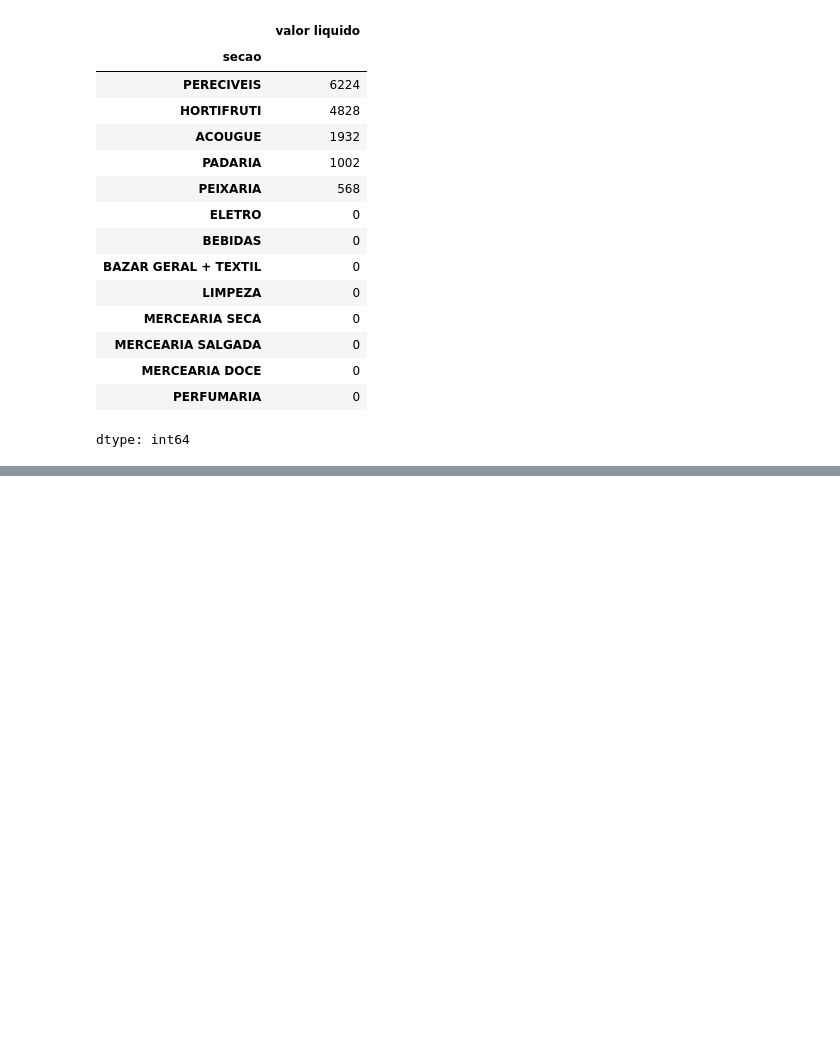
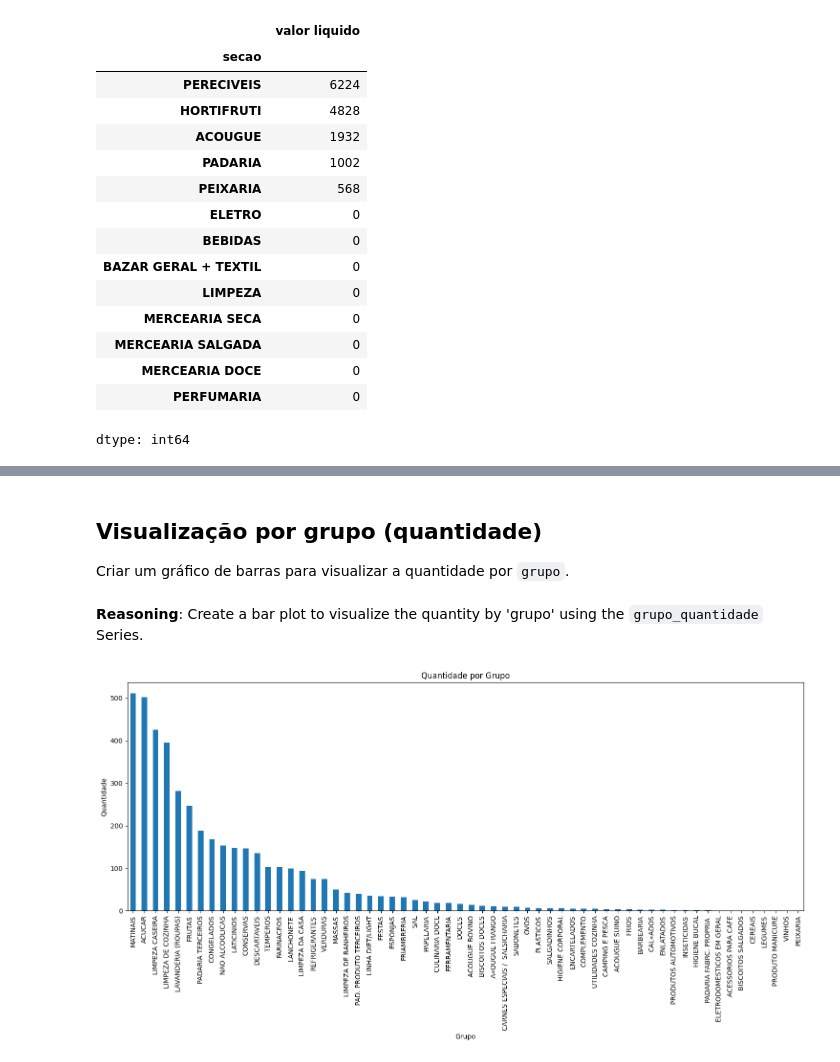
Before and after one commit to rodrigosouza07/Dashboards, a Jupyter notebook: Ljtaruma.ipynb, the cells around one changed output, grey strips where cells are left out. Saved outputs shown, nothing was run; the diff lists cells and outputs as text; code cells hidden in the pictures; blank space fills up the shorter version.

```diff
--- a/Ljtaruma.ipynb
+++ b/Ljtaruma.ipynb
@@ -130,0 +135,3 @@ plt.show()
+# %%
+grupo_quantidade = taruma.groupby('grupo')['quantidade'].sum().sort_values(ascending=False)
+print(grupo_quantidade)
@@ -130,0 +156,18 @@ plt.show()
+# %% [markdown]
+## Visualização por grupo (quantidade)
+
+Criar um gráfico de barras para visualizar a quantidade por `grupo`.
+# %% [markdown]
+**Reasoning**:
+Create a bar plot to visualize the quantity by 'grupo' using the `grupo_quantidade` Series.
+# %%
+plt.figure(figsize=(15, 8))
+ax = grupo_quantidade.plot(kind='bar')
+plt.ylabel('Quantidade')
+plt.xlabel('Grupo')
+plt.title('Quantidade por Grupo')
+plt.xticks(rotation=90)
+plt.tight_layout()
+plt.show()
+# %% [output]
+[figure, added]
```
Also changed, not shown: parts of 19 cells of this notebook.
